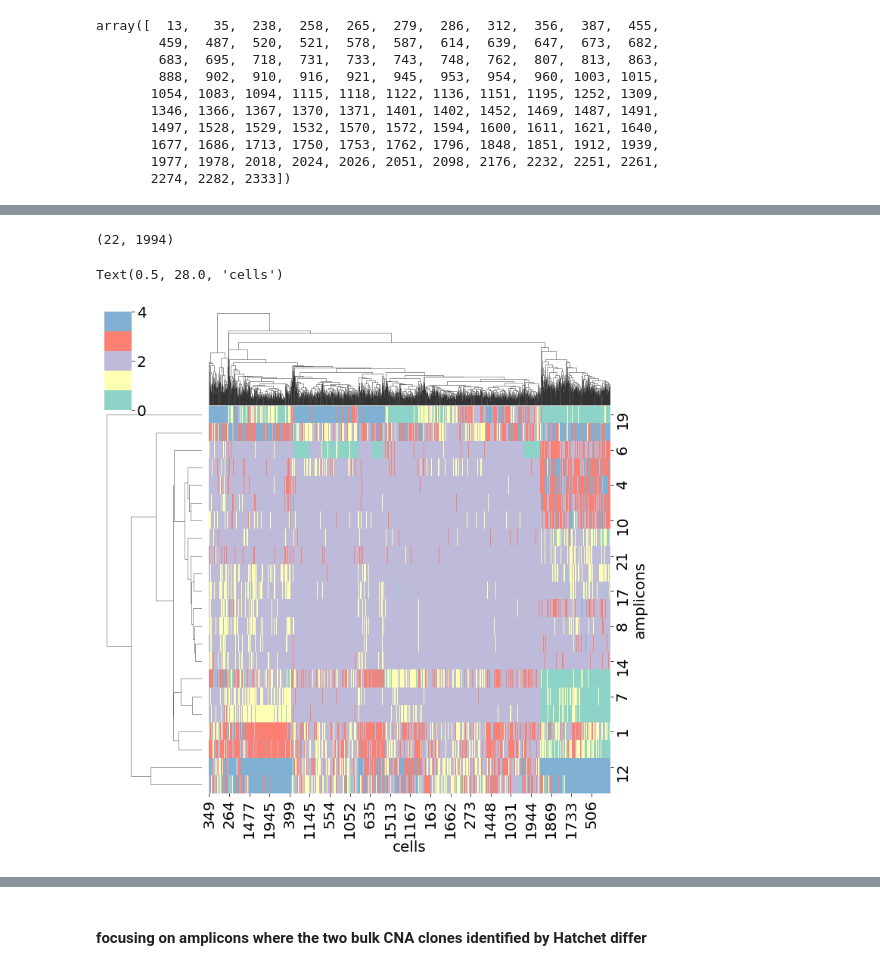
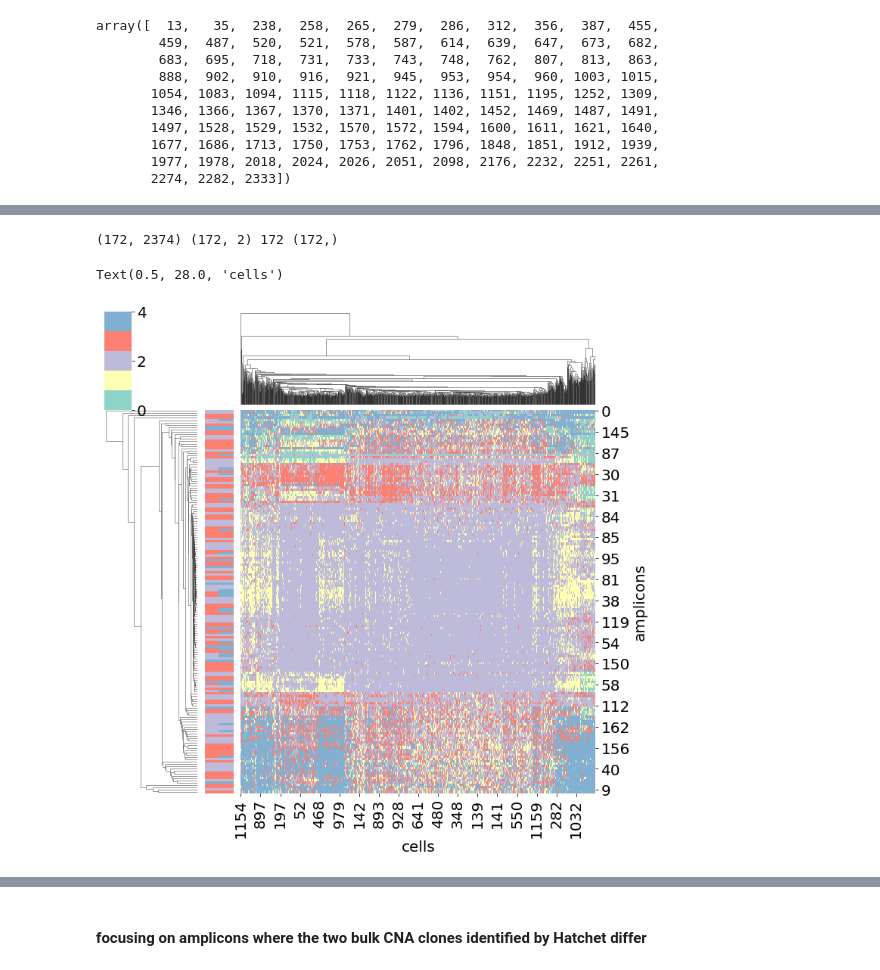
Before and after one commit to haochenz96/tap_cn_calling, a Jupyter notebook: mskcc_organoid_mission_bio.ipynb, the cells around one changed output, grey strips where cells are left out. Saved outputs shown, nothing was run; the diff lists cells and outputs as text; code cells hidden in the pictures.

```diff
--- a/mskcc_organoid_mission_bio.ipynb
+++ b/mskcc_organoid_mission_bio.ipynb
@@ -769,6 +807,7 @@ df_cnp = pd.read_csv(cnp_file, sep='\t')
 # %%
 cnp1_list = []
 cnp2_list = []
+isLOH_list = []
 for idx, row in df_unique_pos.iterrows():
     curr_pos = row['pos']
     curr_chrm = row['chrom']
@@ -780,17 +819,26 @@ for idx, row in df_unique_pos.iterrows():
         if len(df_select) == 0:
             cnp1_list.append(np.nan)
             cnp2_list.append(np.nan)
+            isLOH_list.append(np.nan)
         elif len(df_select) == 1:
+            cnp1 = df_select['cn_clone1'].values[0]
+            cnp2 = df_select['cn_clone2'].values[0]
             cnp1_list.append(df_select['cn_clone1'].values[0])
             cnp2_list.append(df_select['cn_clone2'].values[0])
+            if int(cnp1.split('|')[0]) == 0 or int(cnp1.split('|')[1]) == 0 or int(cnp2.split('|')[0]) == 0 or int(cnp2.split('|')[1]) == 0:
+                isLOH_list.append(True)
+            else:
+                isLOH_list.append(False)
         else:
             print(row, 'more than one matches', sep='\n')
             break
     else:
         cnp1_list.append(np.nan)
         cnp2_list.append(np.nan)
+        isLOH_list.append(np.nan)
 
 df_unique_pos['cn_clone1'] = cnp1_list
 df_unique_pos['cn_clone2'] = cnp2_list
+df_unique_pos['isLOH'] = isLOH_list
 
 df_unique_pos_cn = df_unique_pos[df_unique_pos['cn_clone1'] == df_unique_pos['cn_clone1']]
@@ -874,6 +952,7 @@ def get_cn_relative_read_depth(normal_cell_indices, amplicon_list, amplicon_thre
 
     namplicon = len(amplicon_list)
     read_depth = None
+    cnp_profiles = None
 
     for idx, amplicon in enumerate(amplicon_list):
         selected_indices = df_unique_pos_cn[df_unique_pos_cn['amplicon'] == amplicon]['index'].values
@@ -891,7 +970,18 @@ def get_cn_relative_read_depth(normal_cell_indices, amplicon_list, amplicon_thre
         else:
             read_depth = np.median(a, axis = 0)
 
+        # copy number profiles from hatchet
+        cnp1 = sum(map(int, df_unique_pos_cn[df_unique_pos_cn['amplicon'] == amplicon]['cn_clone1'].values[0].split('|')))
+        cnp2 = sum(map(int, df_unique_pos_cn[df_unique_pos_cn['amplicon'] == amplicon]['cn_clone2'].values[0].split('|')))
+        if cnp_profiles is not None:
+            cnp_profiles = np.vstack((cnp_profiles, np.array((cnp1, cnp2))))
+        else:
+            cnp_profiles = np.array((cnp1, cnp2))
+
+    print(read_depth.shape, cnp_profiles.shape, namplicon, (np.median(read_depth, axis = 1) > 0).shape)
+
     # remove amplicons with median read depth acorss all cells equal to 0
+    cnp_profiles = cnp_profiles[np.median(read_depth, axis = 1) > 0, :]
     read_depth = read_depth[np.median(read_depth, axis = 1) > 0, :]
 
     # normalize the read dpeth in each cell by the total number of reads in that cell
@@ -906,17 +996,18 @@ def get_cn_relative_read_depth(normal_cell_indices, amplicon_list, amplicon_thre
     # further normalize by the median read count of each amplicon in the normal cells
     relative_normal_normalized_read_depth = normalized_read_depth / normal_normalized_read_depth_median
 
-    return relative_normal_normalized_read_depth
+    return relative_normal_normalized_read_depth, cnp_profiles
 # %%
-cn_relative_normal_normalized_read_depth = get_cn_relative_read_depth(normal_cell_indices, cn_amplicon_list)
+cn_relative_normal_normalized_read_depth, cnp_profiles = get_cn_relative_read_depth(normal_cell_indices, cn_amplicon_list)
+# %% [output]
+(172, 2374) (172, 2) 172 (172,)
-# %%
-cn_relative_normal_normalized_read_depth.shape
-# %% [output]
-(22, 1994)
+# %%
+row_colors1 = [sns.mpl_palette("Set3",5)[x] for x in list(cnp_profiles[:,0])]
+row_colors2 = [sns.mpl_palette("Set3",5)[x] for x in list(cnp_profiles[:,1])]
 # %%
-g = sns.clustermap(cn_relative_normal_normalized_read_depth*2, row_cluster=True, col_cluster=True, vmin=0, vmax=4, cmap=sns.mpl_palette("Set3",5))
+g = sns.clustermap(cn_relative_normal_normalized_read_depth*2, row_colors=(row_colors1, row_colors2), row_cluster=True, col_cluster=True, vmin=0, vmax=4, cmap=sns.mpl_palette("Set3",5))
 g.ax_heatmap.set_ylabel('amplicons', fontsize=20)
 g.ax_heatmap.set_xlabel('cells', fontsize=20)
 # %% [output]
 Text(0.5, 28.0, 'cells')
-[figure, old version]
+[figure, new version]
```
Also changed, not shown: parts of 53 cells of this notebook.
